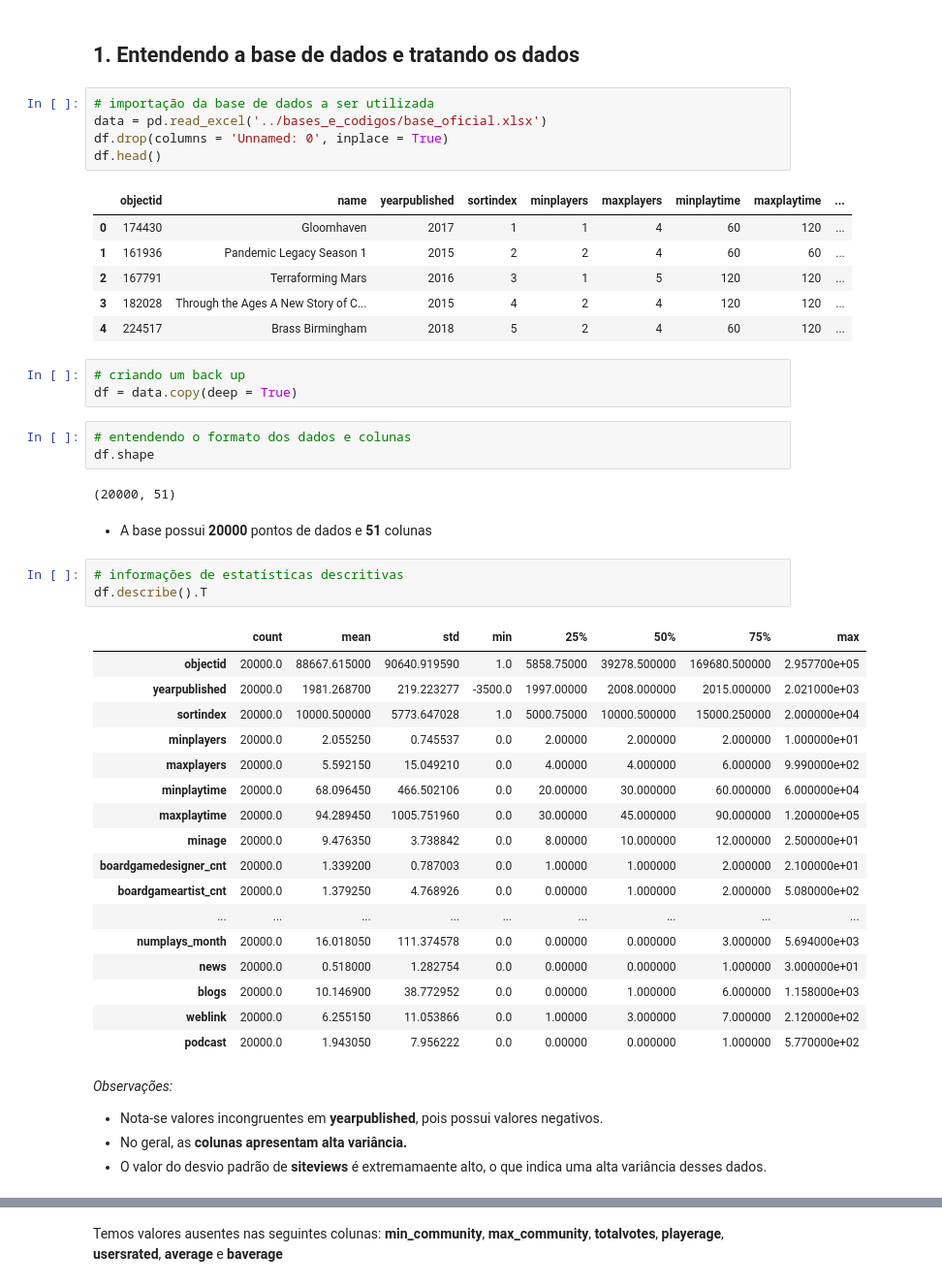
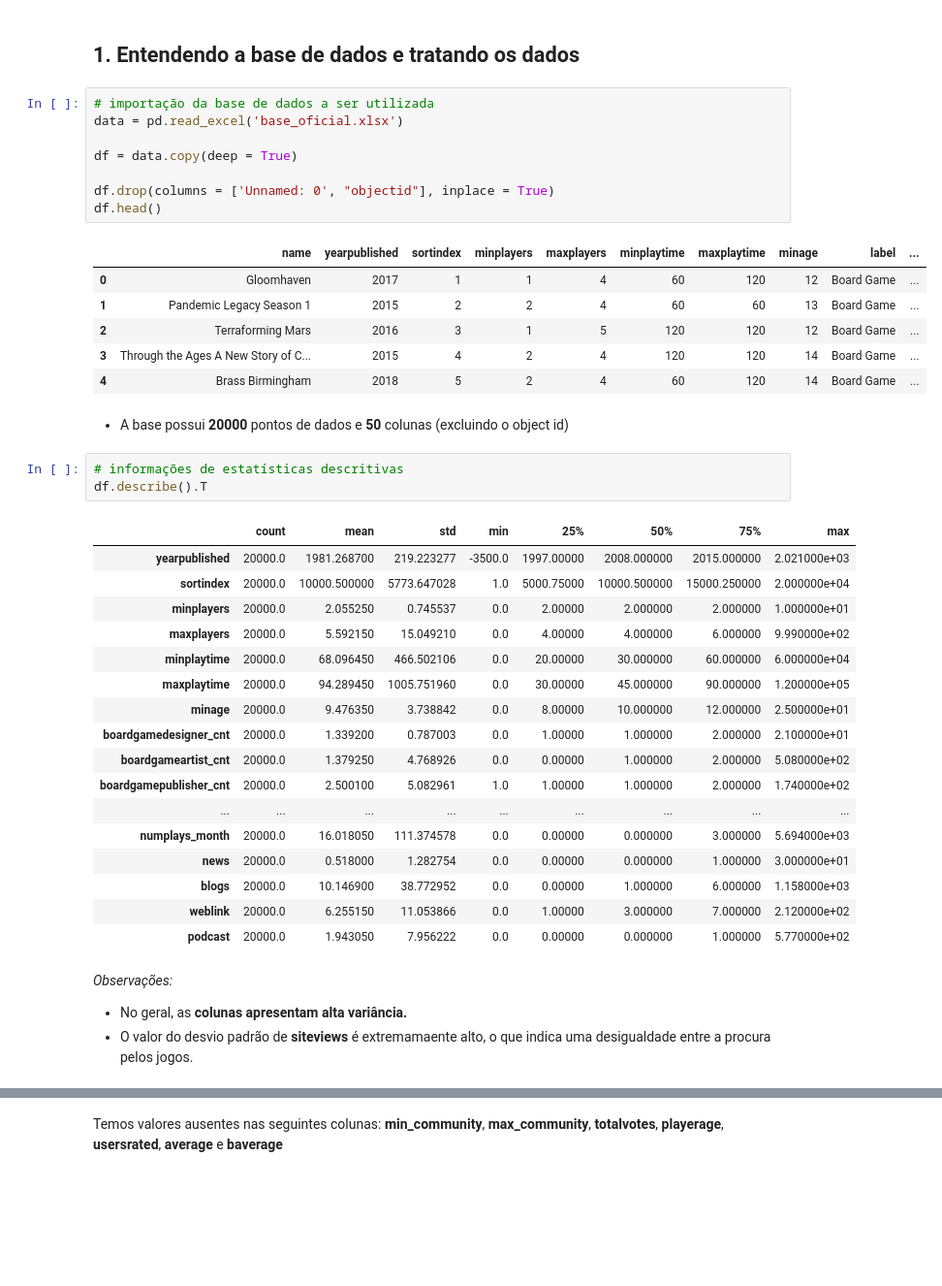
Before and after one commit to CaioCastro1/Dice-Co, a Jupyter notebook: treinamento_analise_exploratoria/bases_e_codigos/analise_exploratoria.ipynb, the cells around one changed output, grey strips where cells are left out. Shown: that part at 97% size. Cells and saved outputs as stored; diff of their text form; blank space fills up the shorter version.

```diff
--- a/segundo_arquivo/analise_exploratoria/analise_exploratoria.ipynb
+++ b/treinamento_analise_exploratoria/bases_e_codigos/analise_exploratoria.ipynb
@@ -16,32 +16,26 @@ pd.set_option('display.max_columns', None)
 ## 1. Entendendo a base de dados e tratando os dados
 # %%
 # importação da base de dados a ser utilizada
-data = pd.read_excel('../bases_e_codigos/base_oficial.xlsx')
-df.drop(columns = 'Unnamed: 0', inplace = True)
+data = pd.read_excel('base_oficial.xlsx')
+
+df = data.copy(deep = True)
+
+df.drop(columns = ['Unnamed: 0', "objectid"], inplace = True)
 df.head()
 # %% [output]
-|  | objectid | name | yearpublished | sortindex | minplayers | maxplayers | minplaytime | maxplaytime | ... |
-| 0 | 174430 | Gloomhaven | 2017 | 1 | 1 | 4 | 60 | 120 | ... |
-| 1 | 161936 | Pandemic Legacy Season 1 | 2015 | 2 | 2 | 4 | 60 | 60 | ... |
-| 2 | 167791 | Terraforming Mars | 2016 | 3 | 1 | 5 | 120 | 120 | ... |
-| 3 | 182028 | Through the Ages A New Story of C... | 2015 | 4 | 2 | 4 | 120 | 120 | ... |
-| 4 | 224517 | Brass Birmingham | 2018 | 5 | 2 | 4 | 60 | 120 | ... |
+|  | name | yearpublished | sortindex | minplayers | maxplayers | minplaytime | maxplaytime | minage | label | ... |
+| 0 | Gloomhaven | 2017 | 1 | 1 | 4 | 60 | 120 | 12 | Board Game | ... |
+| 1 | Pandemic Legacy Season 1 | 2015 | 2 | 2 | 4 | 60 | 60 | 13 | Board Game | ... |
+| 2 | Terraforming Mars | 2016 | 3 | 1 | 5 | 120 | 120 | 12 | Board Game | ... |
+| 3 | Through the Ages A New Story of C... | 2015 | 4 | 2 | 4 | 120 | 120 | 14 | Board Game | ... |
+| 4 | Brass Birmingham | 2018 | 5 | 2 | 4 | 60 | 120 | 14 | Board Game | ... |
-# %%
-# criando um back up
-df = data.copy(deep = True)
-# %%
-# entendendo o formato dos dados e colunas
-df.shape
-# %% [output]
-(20000, 51)
 # %% [markdown]
-- A base possui **20000** pontos de dados e **51** colunas
+- A base possui **20000** pontos de dados e **50** colunas (excluindo o object id)
 # %%
 # informações de estatísticas descritivas
 df.describe().T
 # %% [output]
 |  | count | mean | std | min | 25% | 50% | 75% | max |
-| objectid | 20000.0 | 88667.615000 | 90640.919590 | 1.0 | 5858.75000 | 39278.500000 | 169680.500000 | 2.957700e+05 |
 | yearpublished | 20000.0 | 1981.268700 | 219.223277 | -3500.0 | 1997.00000 | 2008.000000 | 2015.000000 | 2.021000e+03 |
 | sortindex | 20000.0 | 10000.500000 | 5773.647028 | 1.0 | 5000.75000 | 10000.500000 | 15000.250000 | 2.000000e+04 |
 | minplayers | 20000.0 | 2.055250 | 0.745537 | 0.0 | 2.00000 | 2.000000 | 2.000000 | 1.000000e+01 |
@@ -51,6 +45,7 @@ df.describe().T
 | minage | 20000.0 | 9.476350 | 3.738842 | 0.0 | 8.00000 | 10.000000 | 12.000000 | 2.500000e+01 |
 | boardgamedesigner_cnt | 20000.0 | 1.339200 | 0.787003 | 0.0 | 1.00000 | 1.000000 | 2.000000 | 2.100000e+01 |
 | boardgameartist_cnt | 20000.0 | 1.379250 | 4.768926 | 0.0 | 0.00000 | 1.000000 | 2.000000 | 5.080000e+02 |
+| boardgamepublisher_cnt | 20000.0 | 2.500100 | 5.082961 | 1.0 | 1.00000 | 1.000000 | 2.000000 | 1.740000e+02 |
 | ... | ... | ... | ... | ... | ... | ... | ... | ... |
 | numplays_month | 20000.0 | 16.018050 | 111.374578 | 0.0 | 0.00000 | 0.000000 | 3.000000 | 5.694000e+03 |
 | news | 20000.0 | 0.518000 | 1.282754 | 0.0 | 0.00000 | 0.000000 | 1.000000 | 3.000000e+01 |
@@ -60,9 +55,8 @@ df.describe().T
 # %% [markdown]
 *Observações:*
 
-- Nota-se valores incongruentes em **yearpublished**, pois possui valores negativos.<br>
 - No geral, as **colunas apresentam alta variância.**<br>
-- O valor do desvio padrão de **siteviews** é extremamaente alto, o que indica uma alta variância desses dados.
+- O valor do desvio padrão de **siteviews** é extremamaente alto, o que indica uma desigualdade entre a procura pelos jogos.<br>
 # %%
 df.isnull().sum()
 # %% [output]
```
Also changed, not shown: parts of 5 cells of this notebook, 9 other files.
